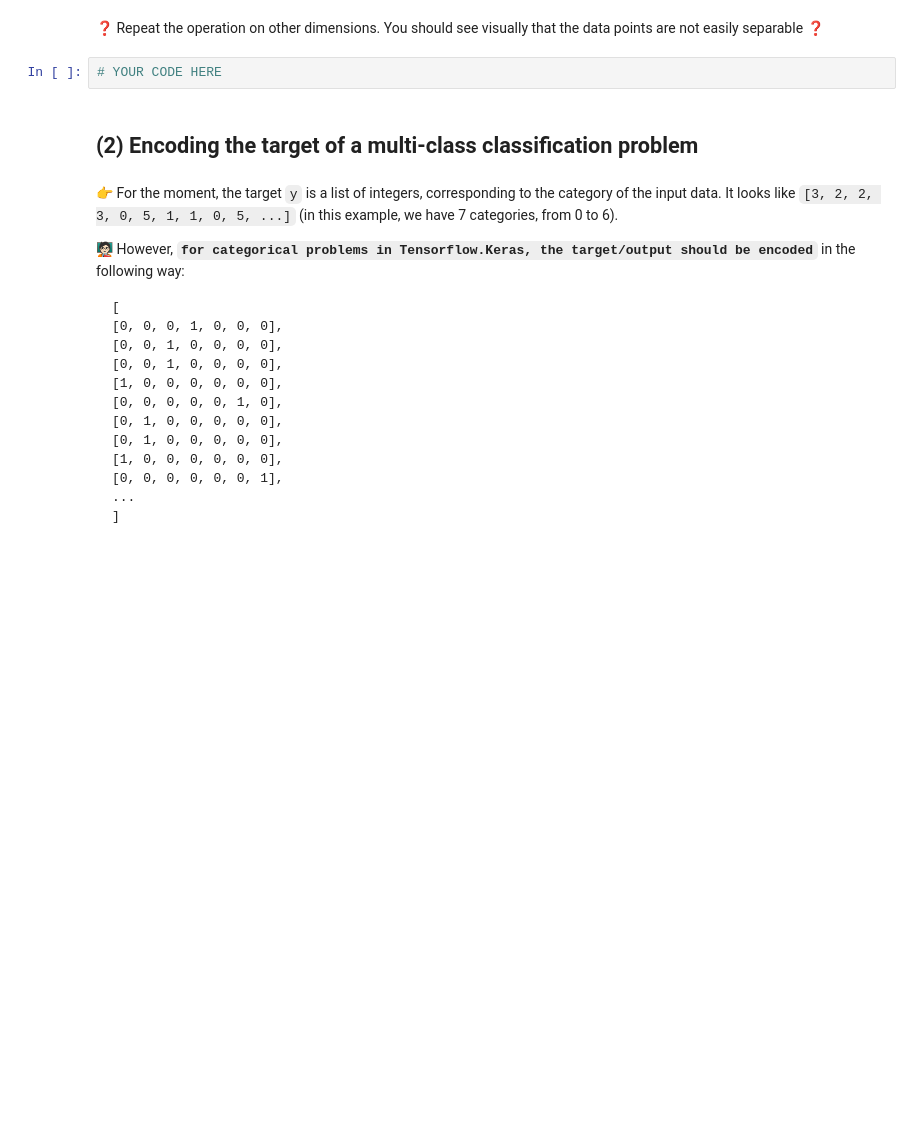
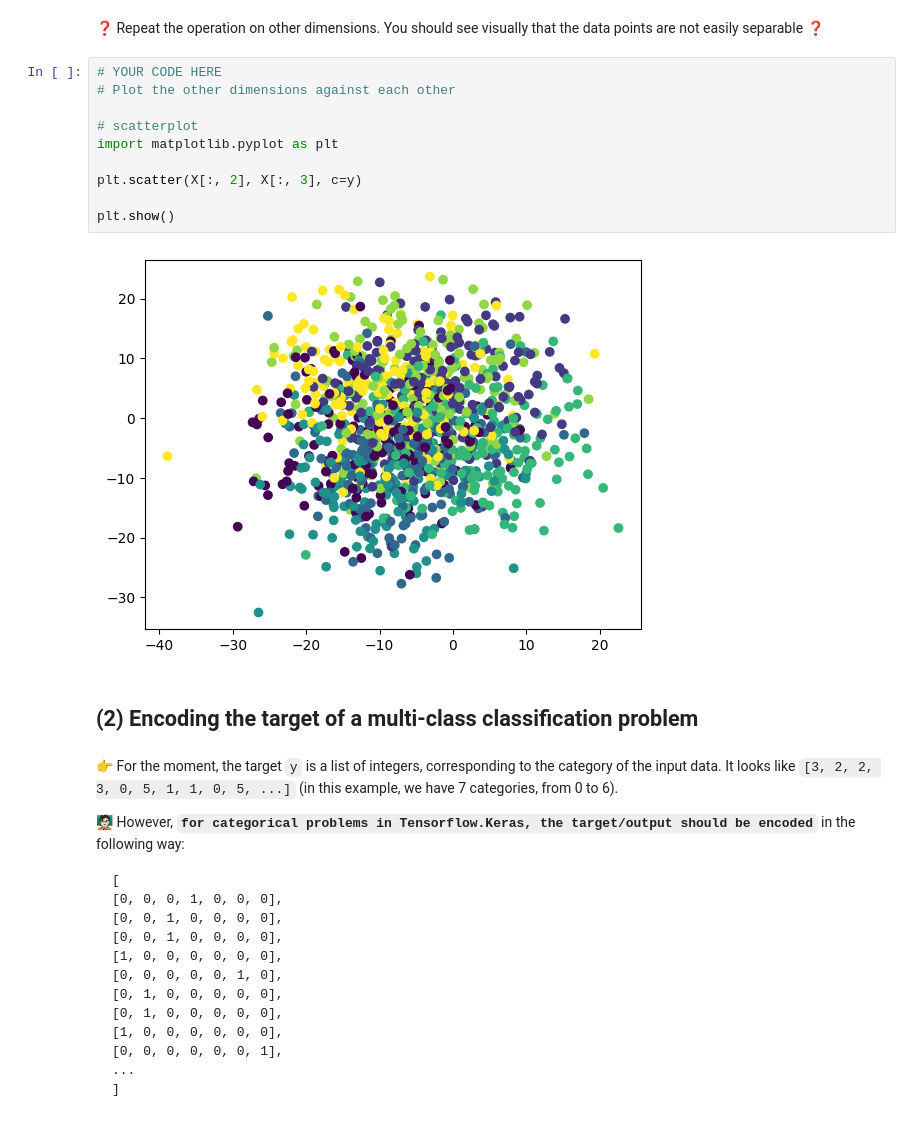
Before and after one commit to tanushrin/data-multiclass-classification, a Jupyter notebook: multiclass_classification.ipynb, the cells around one changed output. Saved outputs shown, nothing was run; the diff lists cells and outputs as text; blank space fills up the shorter version.

```diff
--- a/multiclass_classification.ipynb
+++ b/multiclass_classification.ipynb
@@ -39,7 +69,17 @@
 # %% [markdown]
 ❓ Repeat the operation on other dimensions. You should see visually that the data points are not easily separable ❓
-# %%
-# YOUR CODE HERE
+# %%
+# YOUR CODE HERE
+# Plot the other dimensions against each other
+
+# scatterplot
+import matplotlib.pyplot as plt
+
+plt.scatter(X[:, 2], X[:, 3], c=y)
+
+plt.show()
+# %% [output]
+[figure, added]
 # %% [markdown]
 ## (2) Encoding the target of a multi-class classification problem
 # %% [markdown]
```
Also changed, not shown: parts of 30 cells of this notebook.
